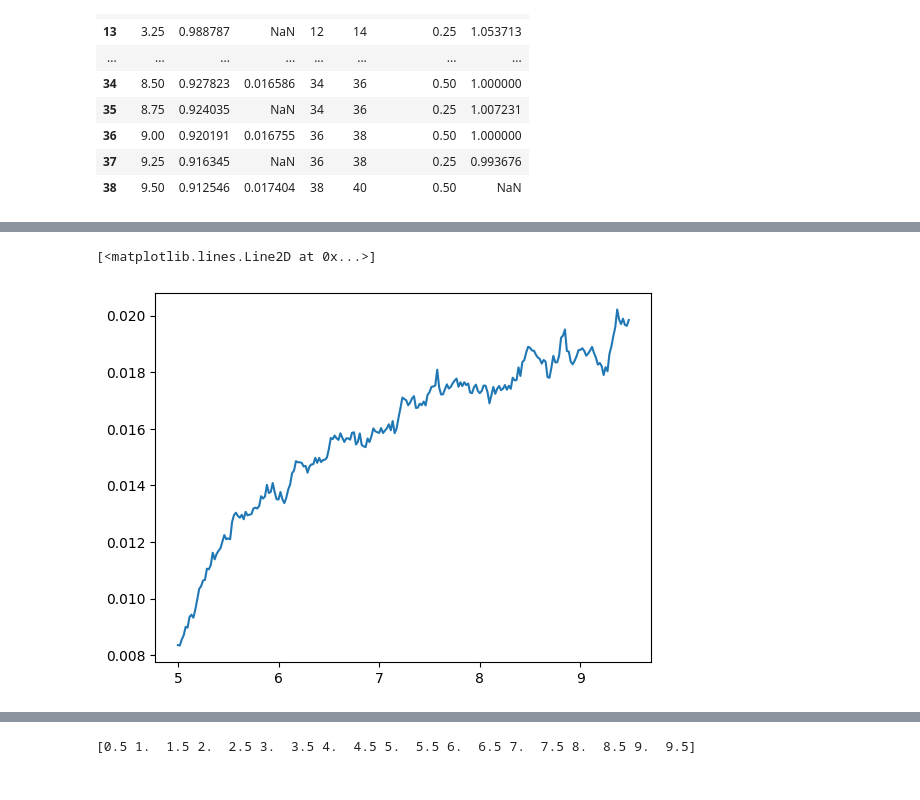
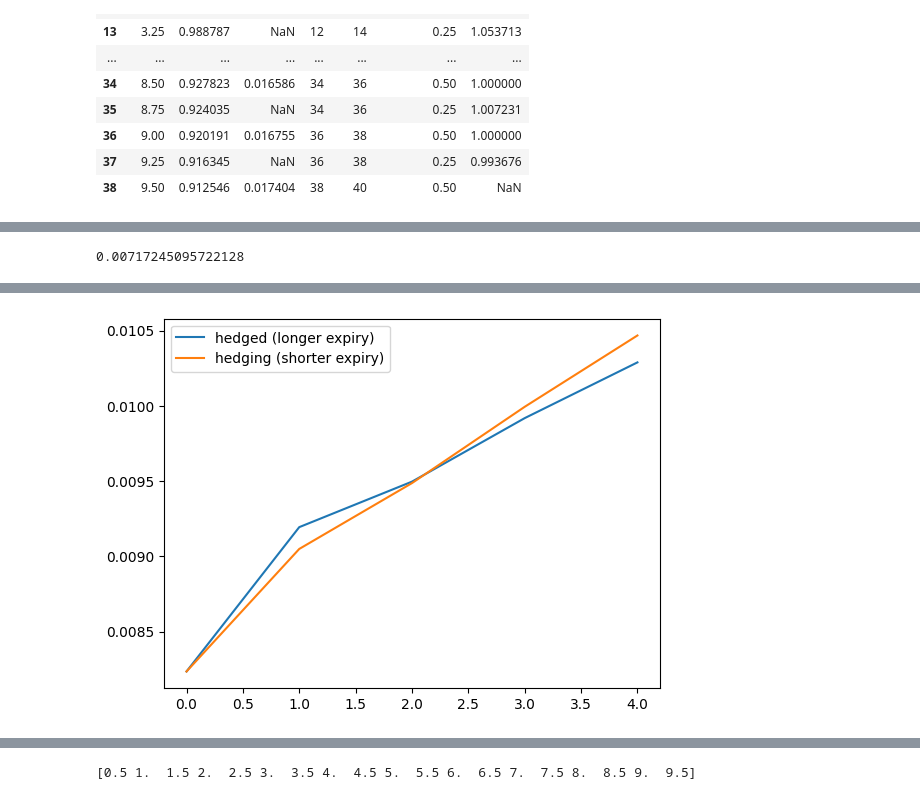
Before and after one commit to Dunkalot/gamma-vega-rl-hedging, a Jupyter notebook: test.ipynb, the cells around one changed output, grey strips where cells are left out. Cells and saved outputs as stored; diff of their text form; code cells hidden in the pictures.

```diff
--- a/test.ipynb
+++ b/test.ipynb
@@ -25,7 +25,8 @@ corr_fwd_vol = load_object(path_params+"/fwdvol_corr.pkl")
 params_g = load_object(path_params+"/vol_params_g.pkl")
 params_h= load_object(path_params+"/volvol_params_h.pkl")
 spots= load_object(path_params+"/spot_rates.pkl")
-
+params_g = np.array([-0.00557585, -0.00864318,  0.89466108,  0.00755986])
+params_h = np.array([1.42258187e-08, 3.01935702e01, 4.57201647e00, 4.05843346e-12,])
 epsilon_exp = np.concatenate([epsilon_exp[[0]],epsilon_exp])
 s0_exp = np.concatenate([s0_exp[[0]], s0_exp])
 # %%
@@ -562,3 +453,8 @@ df_init
+# %%
+#def get_W_frozen():
+swap_rate_func(0,1, df_init['Forward'].values)
+# %% [output]
+0.00717245095722128
 # %%
 
 
@@ -617,7 +513,7 @@ class LMMSABR():
         f_0 = df_init['Forward'].values
         num_forwards = df_init['Forward'].dropna().shape[0]
         tenors = df_init['Tenor'].values
-        swap_tenor = 2
+        swap_tenor = 4
         interp_func = interp_func_fac(df_init, resolution=resolution, tau=tau)
         swap_weight_func = get_frozen_weight_func(resolution, tau, df_init, swap_tenor)
 
@@ -660,7 +556,9 @@ class LMMSABR():
         #ttm_mat# [ttm_mat<0] = 0 # TODO: ENABLE THIS IF IT GOES WRONG
         h_mat = self.h(ttm_mat[1:, ids_fwd_canon])
         g_mat = self.g(ttm_mat[1:, ids_fwd_canon])
-
+        self.g_mat = g_mat
+        self.h_mat = h_mat
+        self.ttm_mat = ttm_mat
         # precompute random draws
         dZ_f = np.random.multivariate_normal(np.zeros(num_forwards), self.rho_mat[:num_forwards,:num_forwards], num_sim) * dt_sqrt
         dW_s = np.random.multivariate_normal(np.zeros(num_forwards), self.theta_mat[:num_forwards,:num_forwards], num_sim) * dt_sqrt
@@ -679,17 +577,33 @@ class LMMSABR():
         non_canon_indices = np.setdiff1d(np.arange(len(f_sim[0]))[:-resolution], ids_fwd_canon_rev)
         non_canon_idx = non_canon_indices
         f_list = []
-        swap_expiry = 3
-        swap_rate_1y2y = []
-        swap_offset = int(resolution/tau*(swap_expiry+swap_tenor))
+
+        # SWAPS
+        swap_hedged_expiry = 2
+        swap_hedging_expiry = 1
+        swap_hedging = []
+        swap_offset = int(resolution/tau*(swap_hedged_expiry+swap_tenor))
         swap_time = np.arange(swap_offset, num_sim)*dt
+
+
+
+
+        #Sigma_0 = np.sqrt(1/(swap_tenor*resolution/tau)* )
+
+
+
         self.swap_time = swap_time
-        for i in range(10):
+        for i in range(1):
             f_sim = f_sim * np.nan
             f_sim[0] = f_0
             f_sim[0, non_canon_idx] = interp_func(f_sim[0])[non_canon_idx]
-            swap_rate_1y2y = []
-            swap_rate_1y2y.append(swap_weight_func(0, swap_expiry, f_sim[0]))
+            swap_hedging = []
+            swap_hedged = []
+            #swap_rate_1y2y_dynamic = []
+            swap_hedging.append(swap_weight_func(0, swap_hedging_expiry, f_sim[0]))
+            swap_hedged.append(swap_weight_func(0, swap_hedged_expiry, f_sim[0]))
+
+            #swap_rate_1y2y_dynamic.append(swap_weights_dynamic(0, swap_expiry, f_sim[0], resolution, tau, tenor=swap_tenor))
             print(f"SIMULATING TO: {num_sim-swap_offset}")
             for t in range(1, num_sim-swap_offset):
                 drift_correction.fill(0)
@@ -715,14 +629,19 @@ class LMMSABR():
 
 
                 f_sim[t, non_canon_idx] = interp_func(f_sim[t])[non_canon_idx]
-                print(t)
-                swap_rate_1y2y.append(swap_weight_func(t, swap_expiry, f_sim[t]))
-
+                #print(t)
+                swap_hedging.append(swap_weight_func(t, swap_hedging_expiry, f_sim[t]))
+                swap_hedged.append(swap_weight_func(t, swap_hedged_expiry, f_sim[t]))
+                #swap_rate_1y2y_dynamic.append(swap_weights_dynamic(t, swap_expiry, f_sim[t], resolution, tau, tenor=swap_tenor))
+                if t >= resolution/tau:
+                    print(f"EARLY STOPING SET TO {resolution/tau} steps")
+                    break
 
             self.f_sim = f_sim
             f_list.append(f_sim)
         self.f_list = f_list
-        self.swap_rate_1y2y = swap_rate_1y2y
+        self.swap_hedging = np.array(swap_hedging)
+        self.swap_hedged = np.array(swap_hedged)
         return f_sim
 
     def plot(self):
@@ -749,9 +668,18 @@ class LMMSABR():
         plt.show()
 
 lmm = LMMSABR(rho_mat_0m, theta_mat_0m, phi_mat, params_g, params_h, epsilon_exp, s0_exp=s0_exp, yell=False)
-f_sim = lmm.simulate(resolution=26, max_expiry = 9.5)
+f_sim = lmm.simulate(resolution=2, max_expiry = 9.5)
 #lmm.plot()
-print(lmm.swap_time.shape)
-print(len(lmm.swap_rate_1y2y))
-plt.plot(lmm.swap_time,lmm.swap_rate_1y2y)
+#print(lmm.swap_time.shape)
+print(len(lmm.swap_hedged))
+#plt.plot(lmm.swap_time,lmm.swap_hedged, 'o-')
+#plt.plot(lmm.swap_time,lmm.swap_hedging, 'o-')
+
+
+plt.plot(lmm.swap_hedged, '-', label='hedged (longer expiry)')
+plt.plot(lmm.swap_hedging+(lmm.swap_hedged[0]-lmm.swap_hedging[0]), '-', label='hedging (shorter expiry)')
+plt.legend()
+#plt.plot(lmm.swap_time,lmm.swap_rate_1y2y_dynamic, 'o-')
+plt.show()
+#plt.plot(np.array(lmm.swap_rate_1y2y_dynamic)-np.array(lmm.swap_rate_1y2y))
 # %% [output]
@@ -775,2 +689 @@ offset 156, 260
-[<matplotlib.lines.Line2D at 0x...>]
-[figure, old version]
+[figure, new version]
```
Also changed, not shown: parts of 15 cells of this notebook, 1 other file.
